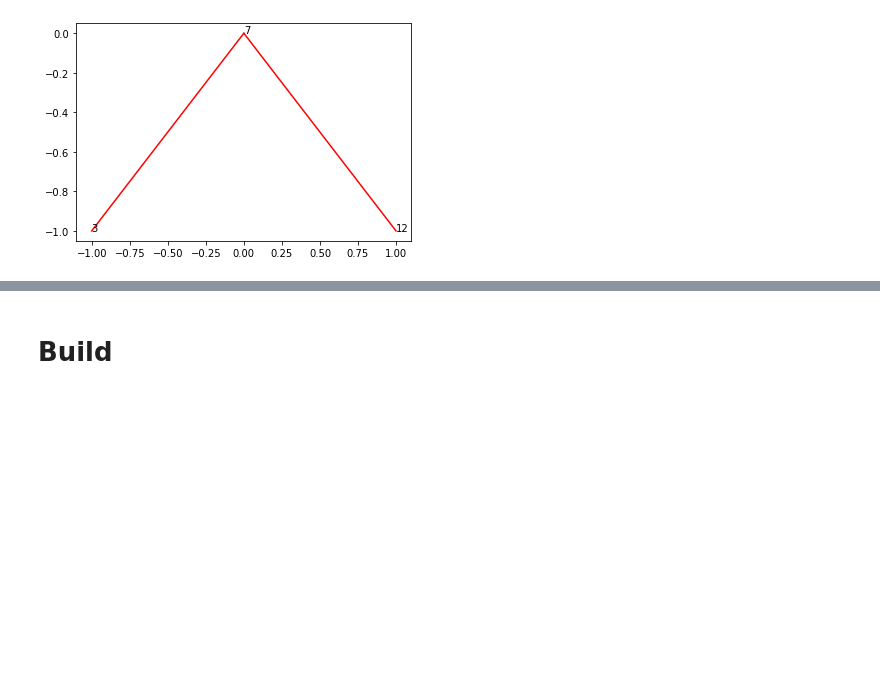
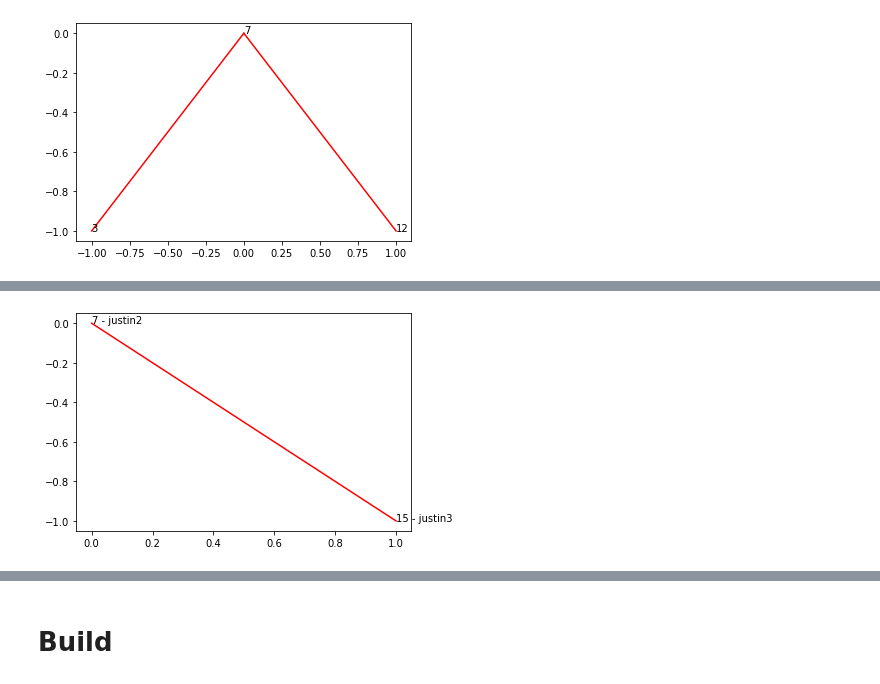
Before and after one commit to justinblaber/cs371, a Jupyter notebook: module17.ipynb, the cells around one changed output, grey strips where cells are left out. Saved outputs shown, nothing was run; the diff lists cells and outputs as text; code cells hidden in the pictures; blank space fills up the shorter version.

```diff
--- a/module17.ipynb
+++ b/module17.ipynb
@@ -190,0 +272,2 @@ tree.draw()
+# %%
+node1 = node1.remove(10)
@@ -190,0 +278,4 @@ tree.draw()
+# %%
+node1.draw(0, 0, 1, 1)
+# %% [output]
+[figure, added]
```
Also changed, not shown: parts of 73 cells of this notebook, 5 other files.
